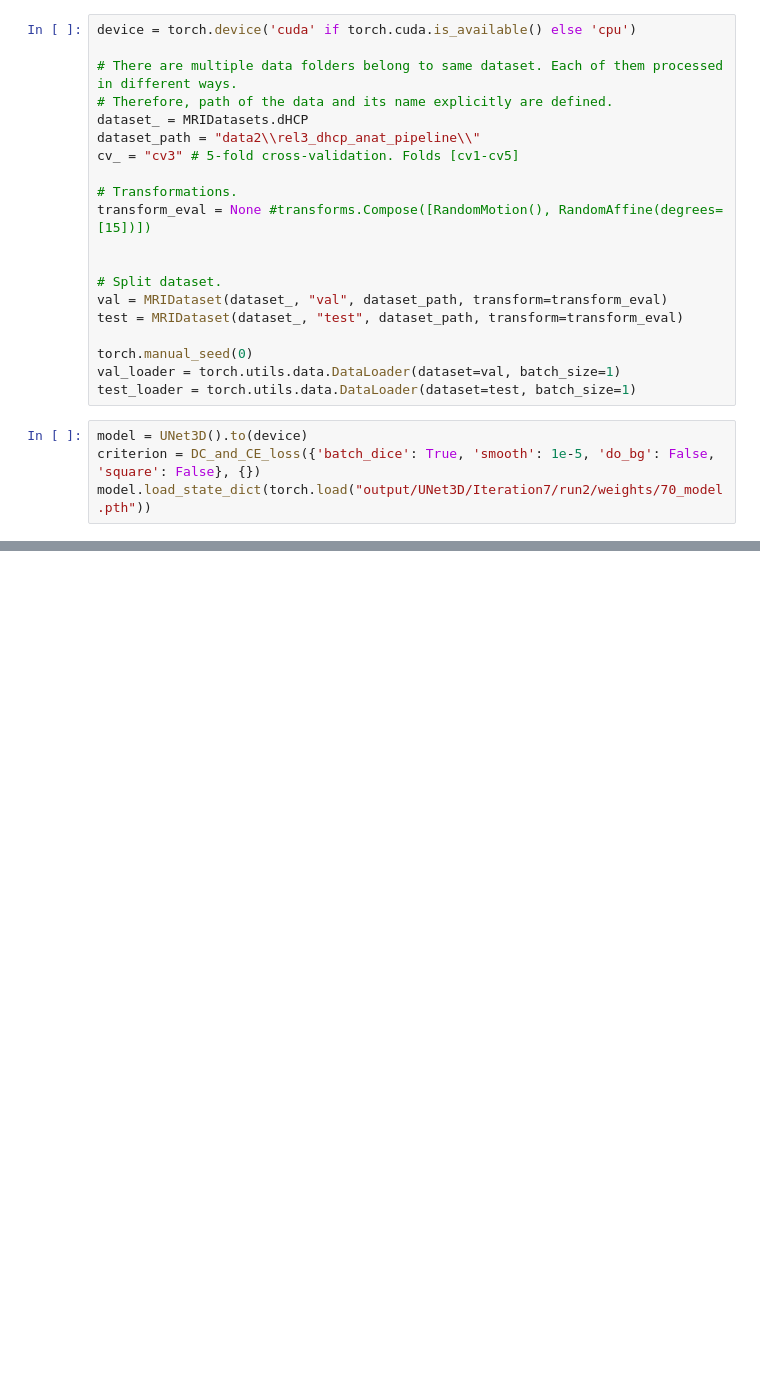
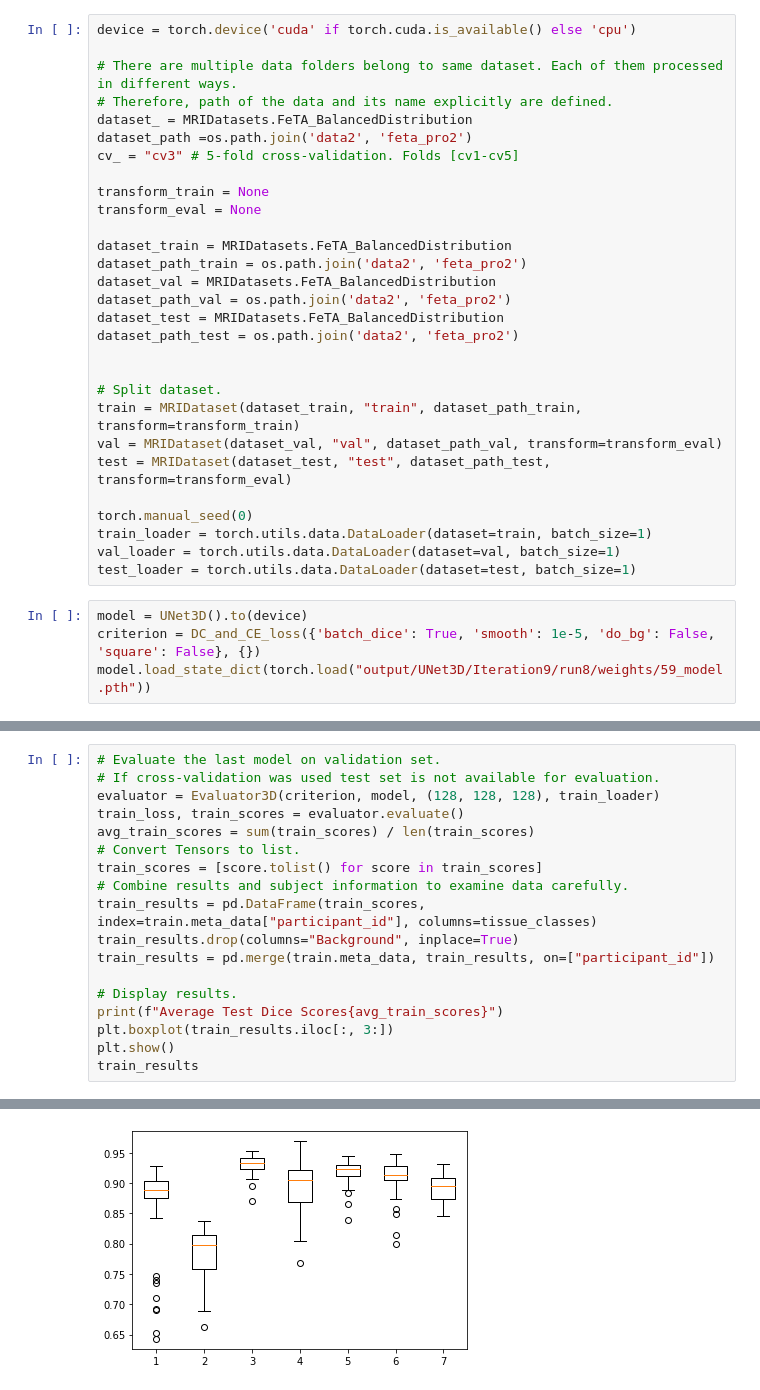
Before and after one commit to ugurcanakyuz/3D-Volumetric-MedicalImageSegmentationWithDeepLearning, a Jupyter notebook: Code/UNet_3D_Evaulation.ipynb, the cells around one changed output, grey strips where cells are left out. Cells and saved outputs as stored; diff of their text form; blank space fills up the shorter version.

```diff
--- a/Code/UNet_3D_Evaulation.ipynb
+++ b/Code/UNet_3D_Evaulation.ipynb
@@ -15,22 +15,31 @@ device = torch.device('cuda' if torch.cuda.is_available() else 'cpu')
 
 # There are multiple data folders belong to same dataset. Each of them processed in different ways.
 # Therefore, path of the data and its name explicitly are defined.
-dataset_ = MRIDatasets.dHCP
-dataset_path = "data2\\rel3_dhcp_anat_pipeline\\"
+dataset_ = MRIDatasets.FeTA_BalancedDistribution
+dataset_path =os.path.join('data2', 'feta_pro2')
 cv_ = "cv3" # 5-fold cross-validation. Folds [cv1-cv5]
 
-# Transformations.
-transform_eval = None #transforms.Compose([RandomMotion(), RandomAffine(degrees=[15])])
+transform_train = None
+transform_eval = None
+
+dataset_train = MRIDatasets.FeTA_BalancedDistribution
+dataset_path_train = os.path.join('data2', 'feta_pro2')
+dataset_val = MRIDatasets.FeTA_BalancedDistribution
+dataset_path_val = os.path.join('data2', 'feta_pro2')
+dataset_test = MRIDatasets.FeTA_BalancedDistribution
+dataset_path_test = os.path.join('data2', 'feta_pro2')
 
 
 # Split dataset.
-val = MRIDataset(dataset_, "val", dataset_path, transform=transform_eval)
-test = MRIDataset(dataset_, "test", dataset_path, transform=transform_eval)
+train = MRIDataset(dataset_train, "train", dataset_path_train, transform=transform_train)
+val = MRIDataset(dataset_val, "val", dataset_path_val, transform=transform_eval)
+test = MRIDataset(dataset_test, "test", dataset_path_test, transform=transform_eval)
 
 torch.manual_seed(0)
+train_loader = torch.utils.data.DataLoader(dataset=train, batch_size=1)
 val_loader = torch.utils.data.DataLoader(dataset=val, batch_size=1)
 test_loader = torch.utils.data.DataLoader(dataset=test, batch_size=1)
 # %%
 model = UNet3D().to(device)
 criterion = DC_and_CE_loss({'batch_dice': True, 'smooth': 1e-5, 'do_bg': False, 'square': False}, {})
-model.load_state_dict(torch.load("output/UNet3D/Iteration7/run2/weights/70_model.pth"))
+model.load_state_dict(torch.load("output/UNet3D/Iteration9/run8/weights/59_model.pth"))
@@ -74,0 +114,19 @@ test_results
+# %%
+# Evaluate the last model on validation set.
+# If cross-validation was used test set is not available for evaluation.
+evaluator = Evaluator3D(criterion, model, (128, 128, 128), train_loader)
+train_loss, train_scores = evaluator.evaluate()
+avg_train_scores = sum(train_scores) / len(train_scores)
+# Convert Tensors to list.
+train_scores = [score.tolist() for score in train_scores]
+# Combine results and subject information to examine data carefully.
+train_results = pd.DataFrame(train_scores, index=train.meta_data["participant_id"], columns=tissue_classes)
+train_results.drop(columns="Background", inplace=True)
+train_results = pd.merge(train.meta_data, train_results, on=["participant_id"])
+
+# Display results.
+print(f"Average Test Dice Scores{avg_train_scores}")
+plt.boxplot(train_results.iloc[:, 3:])
+plt.show()
+train_results
+# %% [output]
@@ -74,0 +134 @@ test_results
+[figure, added]
```
Also changed, not shown: parts of 6 cells of this notebook.
